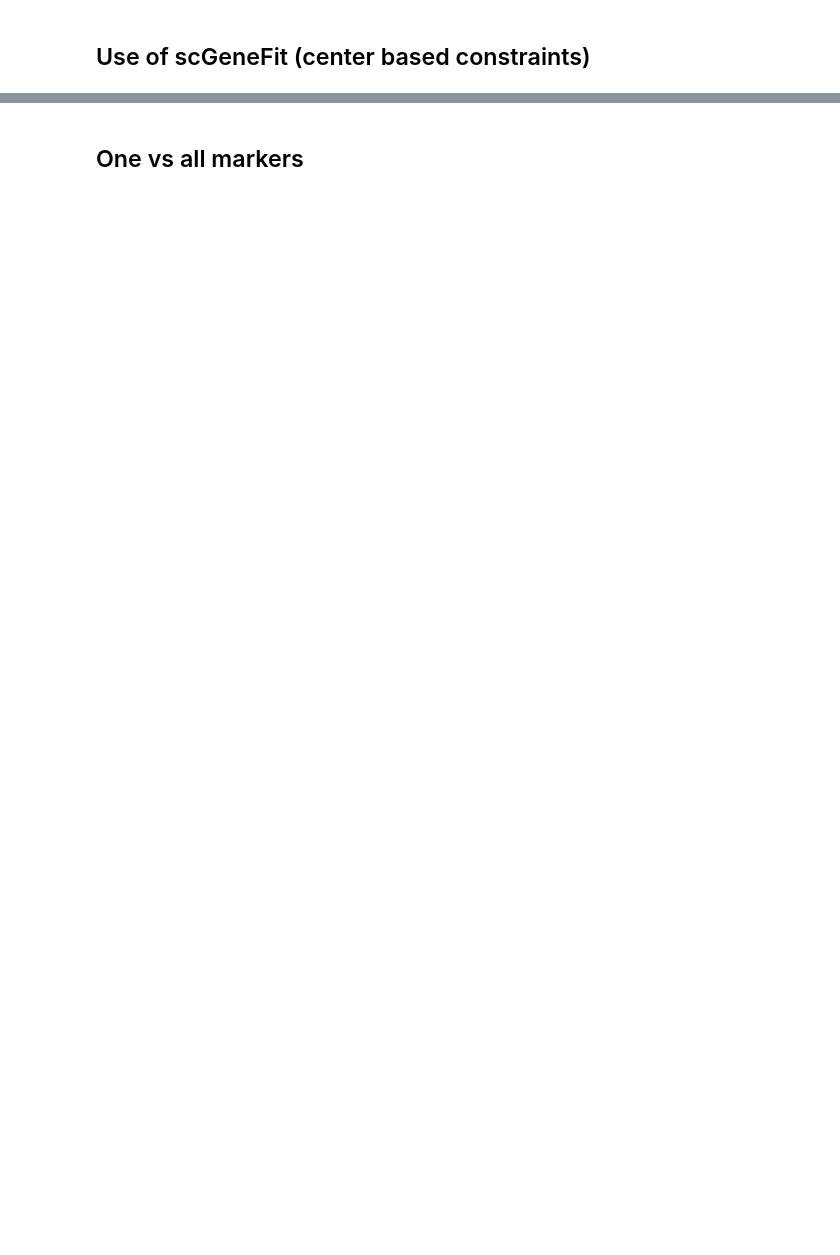
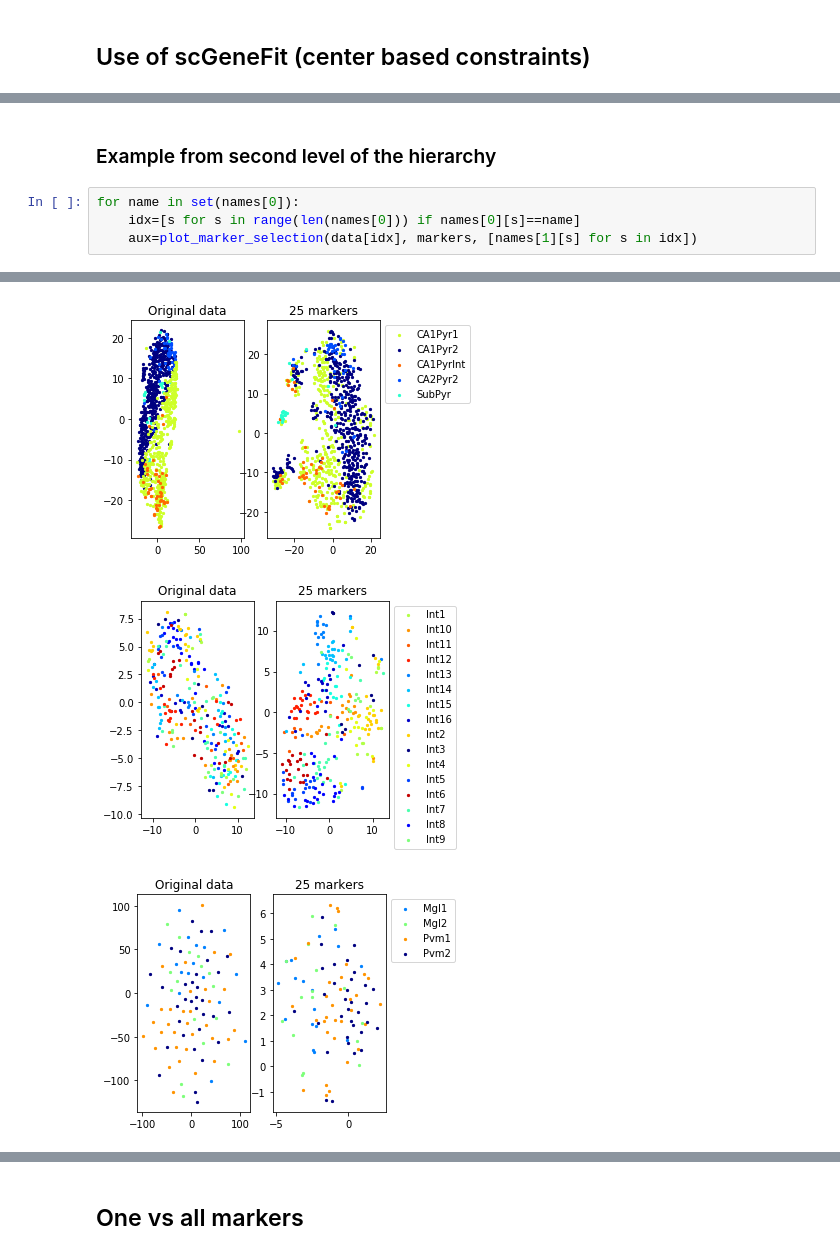
Before and after one commit to solevillar/scGeneFit-python, a Jupyter notebook: examples/scGeneFit_example.ipynb, the cells around one changed output, grey strips where cells are left out. Saved outputs shown, nothing was run; the diff lists cells and outputs as text; blank space fills up the shorter version.

```diff
--- a/examples/scGeneFit_example.ipynb
+++ b/examples/scGeneFit_example.ipynb
@@ -60,0 +252,7 @@ Elapsed time: 237.68391394615173 seconds
+# %% [markdown]
+### Example from second level of the hierarchy
+# %%
+for name in set(names[0]):
+    idx=[s for s in range(len(names[0])) if names[0][s]==name]
+    aux=plot_marker_selection(data[idx], markers, [names[1][s] for s in idx])
+# %% [output]
@@ -60,0 +273,3 @@ Elapsed time: 237.68391394615173 seconds
+[figure, added]
+[figure, added]
+[figure, added]
```
Also changed, not shown: parts of 42 cells of this notebook, 1 other file.
